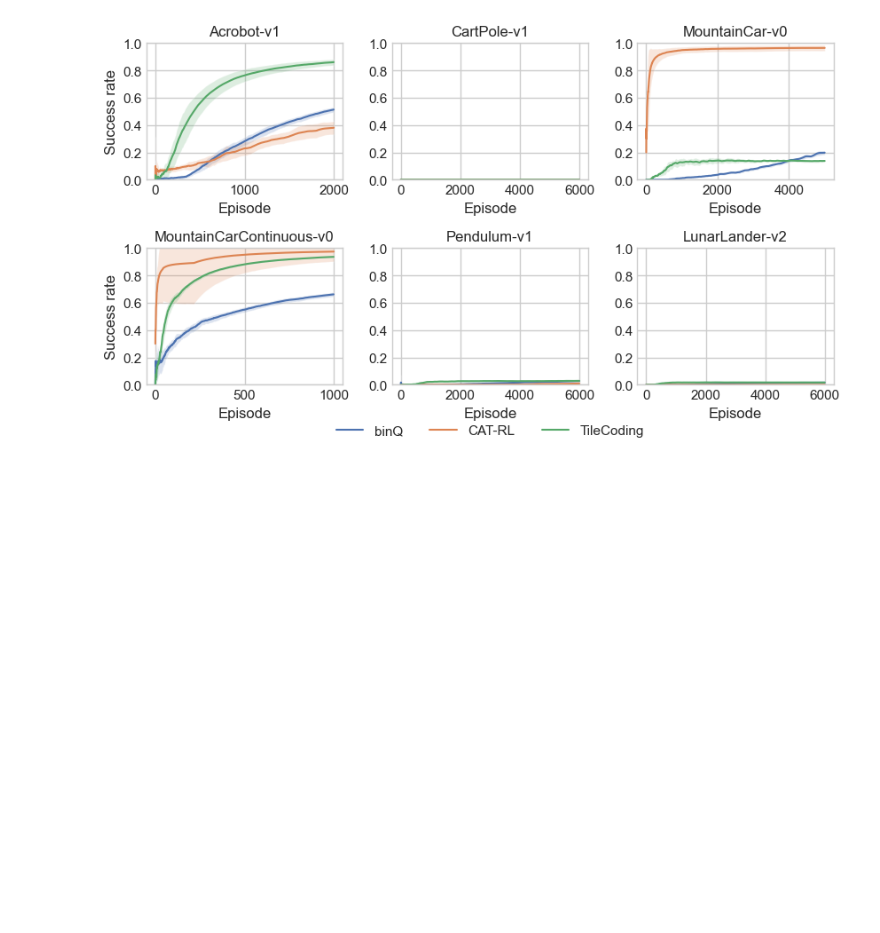
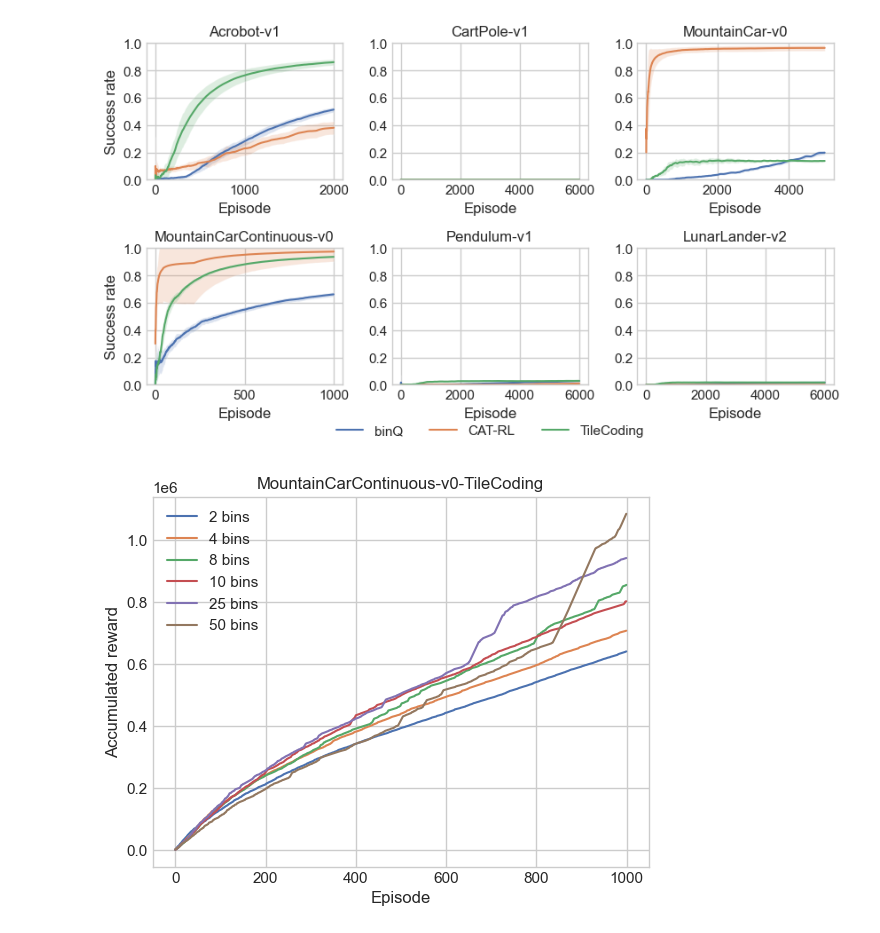
Before and after one commit to borchand/Bachelor-Project, a Jupyter notebook: plots.ipynb, the cells around one changed output. Cells and saved outputs as stored; diff of their text form; code cells hidden in the pictures; blank space fills up the shorter version.

```diff
--- a/plots.ipynb
+++ b/plots.ipynb
@@ -8,8 +8,8 @@ import pandas as pd
 sns.set_theme(rc={"figure.dpi":100, 'savefig.dpi':6000})
 plt.style.use('seaborn-whitegrid')
 # %%
-def load_data(method, env, seed):
-    path = f"results/{method}/{env}/{method}_{seed}.csv"
+def load_data(method, env, seed, folder='results'):
+    path = f"{folder}/{method}/{env}/{method}_{seed}.csv"
     data = pd.read_csv(path)
     # add column for accumulated reward
     data['accumulated reward'] = data['reward'].cumsum()
@@ -114,0 +132,35 @@ create_plot_grid(methods, envs, seeds, "success rate")
+# %%
+# load data for k bins
+methods = ["TileCoding", "CAT-RL", "binQ"]
+envs = ["MountainCarContinuous-v0", "Pendulum-v1"]
+bins = [2, 4, 8, 10, 25, 50]
+dataKBins = {}
+for method in methods:
+    dataKBins[method] = {}
+    for env in envs:
+        dataKBins[method][env] = {}
+        for bin in bins:
+            dataKBins[method][env][bin] = load_data(method, env, bin, folder='k_bins_results')
+# %%
+# plot each bin for each method in each env
+def plot_k_bins(method, env, bins, ax):
+
+    for bin in bins:
+        plot_data = dataKBins[method][env][bin]
+
+        plt.plot(plot_data["episode"], plot_data["accumulated reward"], label=f"{bin} bins")
+
+        # add legend
+        plt.legend()
+        plt.xlabel("Episode")
+        plt.ylabel(ax[0].upper() + ax[1:])
+        plt.title(f"{env}-{method}")
+        # if success rate, set y limit to [0,1]
+        if ax == "success rate":
+            plt.ylim(0, 1)
+
+    plt.show()
+# %%
+plot_k_bins(methods[0], envs[0], bins, "accumulated reward")
+# %% [output]
+[figure, added]
```
Also changed, not shown: parts of 6 cells of this notebook.
